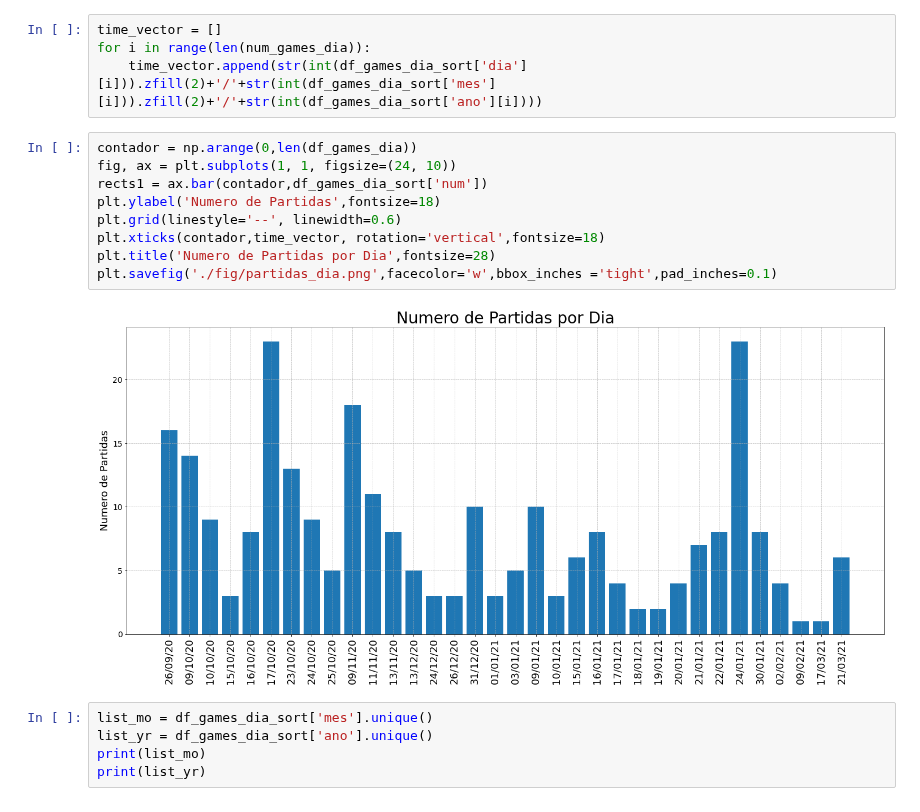
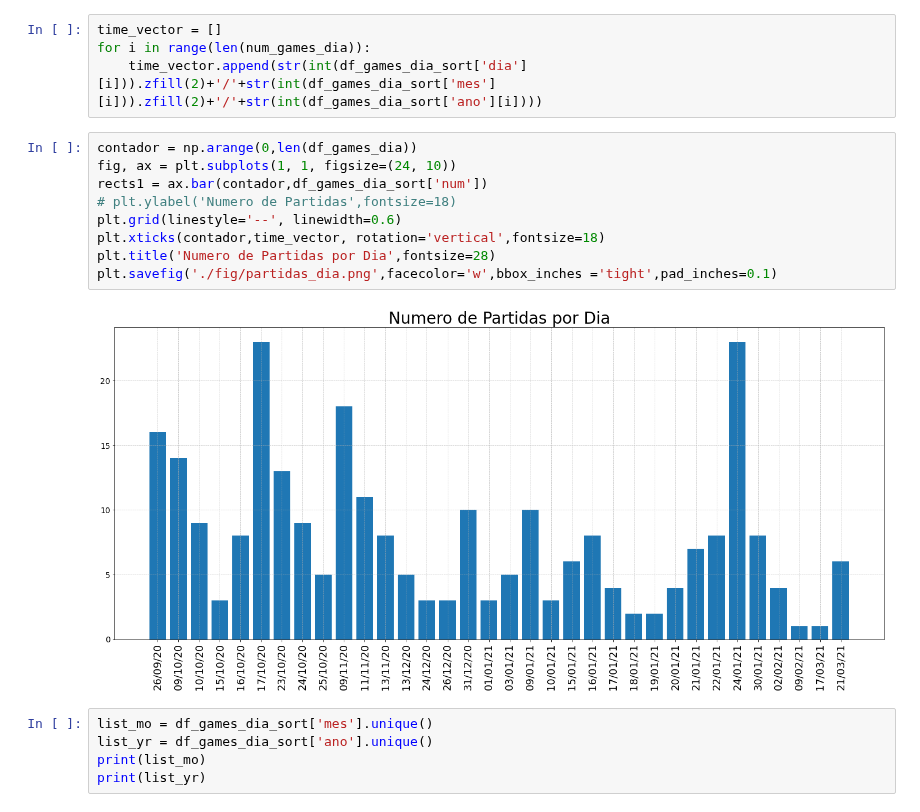
Before and after one commit to mhacarthur/card-game-stats, a Jupyter notebook: statistics.ipynb, the cells around one changed output. Saved outputs shown, nothing was run; the diff lists cells and outputs as text.

```diff
--- a/statistics.ipynb
+++ b/statistics.ipynb
@@ -82,14 +82,14 @@ for i in range(len(num_games_dia)):
 # %%
 contador = np.arange(0,len(df_games_dia))
 fig, ax = plt.subplots(1, 1, figsize=(24, 10))
 rects1 = ax.bar(contador,df_games_dia_sort['num'])
-plt.ylabel('Numero de Partidas',fontsize=18)
+# plt.ylabel('Numero de Partidas',fontsize=18)
 plt.grid(linestyle='--', linewidth=0.6)
 plt.xticks(contador,time_vector, rotation='vertical',fontsize=18)
 plt.title('Numero de Partidas por Dia',fontsize=28)
 plt.savefig('./fig/partidas_dia.png',facecolor='w',bbox_inches ='tight',pad_inches=0.1)
 # %% [output]
-[figure, old version]
+[figure, new version]
 # %%
 list_mo = df_games_dia_sort['mes'].unique()
 list_yr = df_games_dia_sort['ano'].unique()
```
Also changed, not shown: parts of 5 cells of this notebook, 4 other files.
